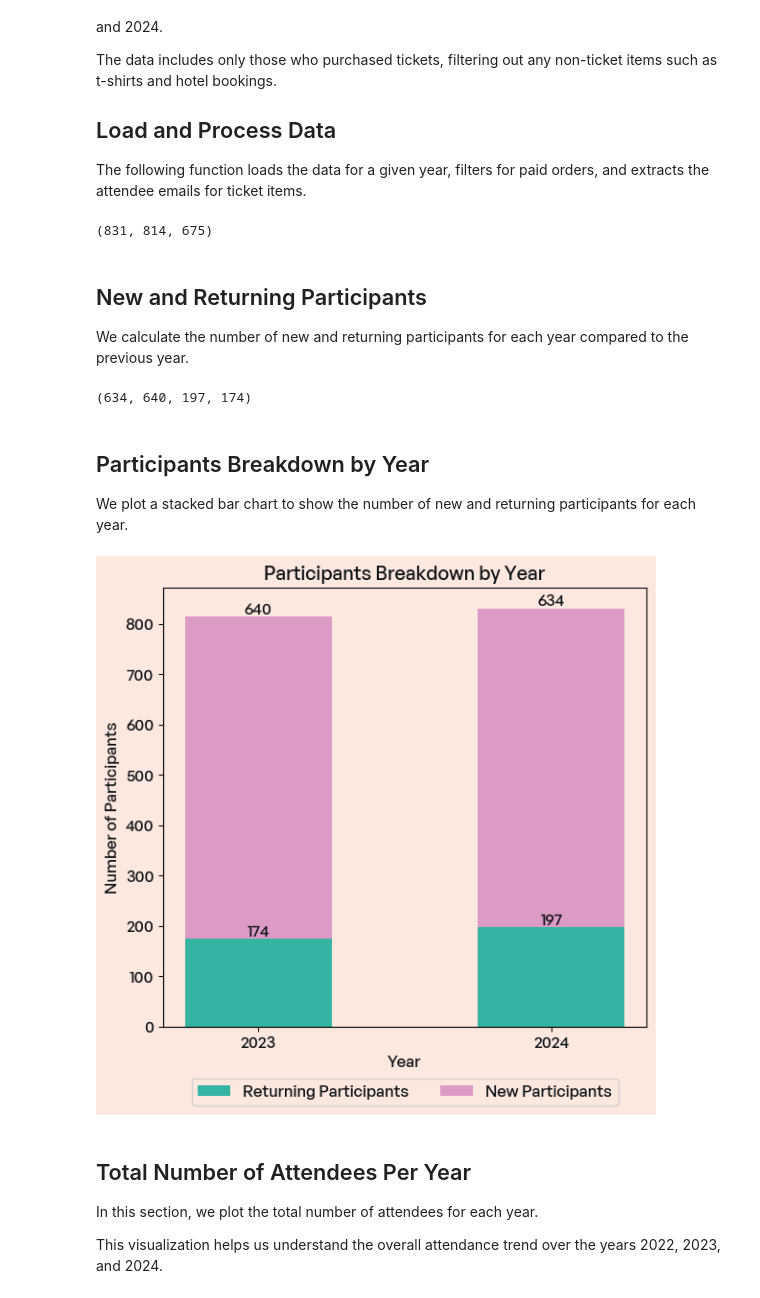
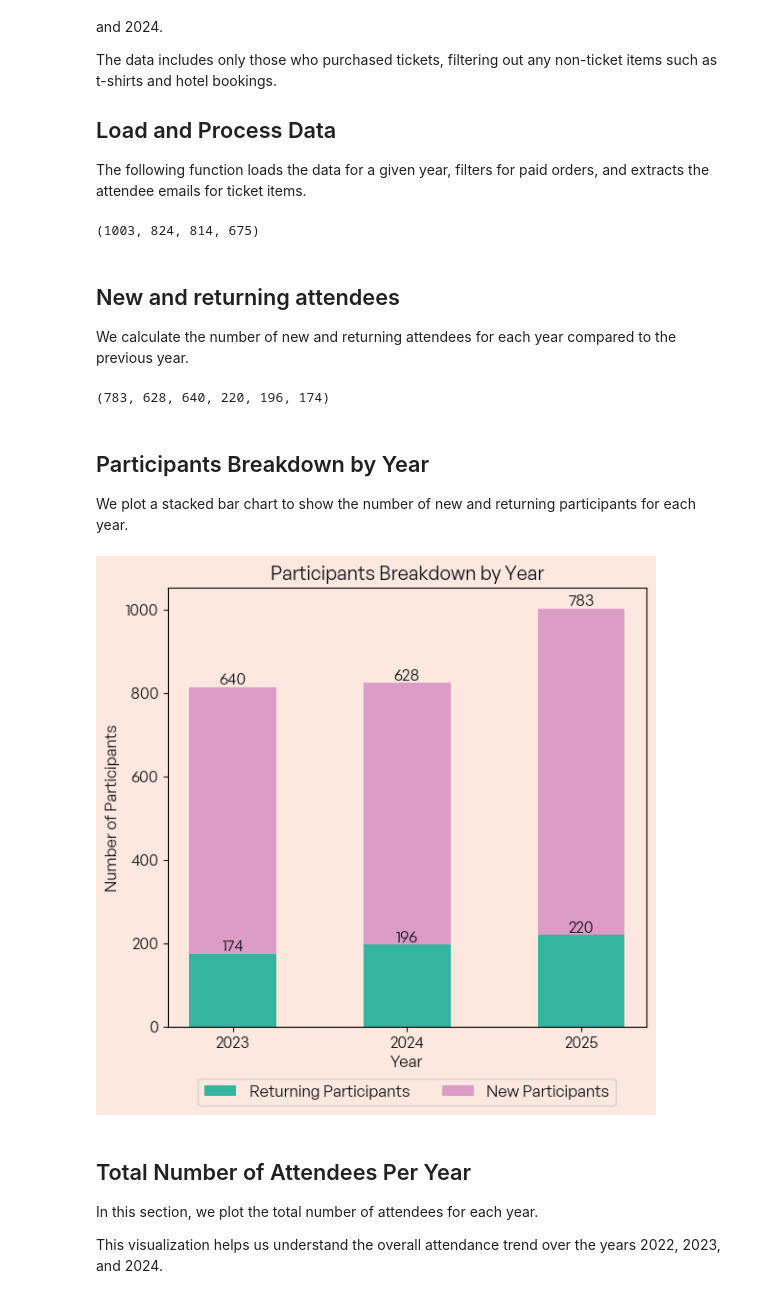
Before and after one commit to estyxx/pyconit-stats, a Jupyter notebook: Stats.ipynb, the cells around one changed output. Saved outputs shown, nothing was run; the diff lists cells and outputs as text; code cells hidden in the pictures.

```diff
--- a/Stats.ipynb
+++ b/Stats.ipynb
@@ -30,7 +30,7 @@ def load_data(year) -> list[str]:
     Load the JSON data for a given year, filter for paid orders,
     and extract the attendee emails for ticket items.
     """
-    data = json.loads(Path(f"./PyConIT {year} data.json").read_text())
+    data = json.loads(Path(f"./data/PyConIT {year} data.json").read_text())
     orders = [order for order in data["event"]["orders"] if order["status"] == "p"]
     ticket_ids = [item["id"] for item in data["event"]["items"] if "ticket" in item["name"].lower()]
     ticket_positions = [p for order in orders for p in order["positions"] if p["item"] in ticket_ids]
@@ -38,6 +38,7 @@ def load_data(year) -> list[str]:
     return [p["attendee_email"] for p in ticket_positions]
 # %%
 # Load the data for each year
+pycon_2025 = load_data(2025)
 pycon_2024 = load_data(2024)
 pycon_2023 = load_data(2023)
 pycon_2022 = load_data(2022)
@@ -45,21 +46,25 @@ pycon_2022 = load_data(2022)
 total_attendees_2022 = len(pycon_2022)
 total_attendees_2023 = len(pycon_2023)
 total_attendees_2024 = len(pycon_2024)
+total_attendees_2025 = len(pycon_2025)
 
-total_attendees_2024, total_attendees_2023, total_attendees_2022
+total_attendees_2025, total_attendees_2024, total_attendees_2023, total_attendees_2022
 # %% [output]
-(831, 814, 675)
+(1003, 824, 814, 675)
 # %% [markdown]
-## New and Returning Participants
+## New and returning attendees
 
-We calculate the number of new and returning participants for each year compared to the previous year.
+We calculate the number of new and returning attendees
+for each year compared to the previous year.
 # %%
 unique_2022 = set(pycon_2022)
 unique_2023 = set(pycon_2023)
 unique_2024 = set(pycon_2024)
+unique_2025 = set(pycon_2025)
 
 new_attendees_2023 = len(unique_2023 - unique_2022)
 new_attendees_2024 = len(unique_2024 - unique_2023)
+new_attendees_2025 = len(unique_2025 - unique_2024)
 
 # Returning attendees each year
 returning_attendees_2023 = (
@@ -68,67 +73,76 @@ returning_attendees_2023 = (
 returning_attendees_2024 = (
     total_attendees_2024 - new_attendees_2024
 )
+returning_attendees_2025 = (
+    total_attendees_2025 - new_attendees_2025
+)
 
-new_attendees_2024, new_attendees_2023, returning_attendees_2024, returning_attendees_2023
+new_attendees_2025, new_attendees_2024, new_attendees_2023, returning_attendees_2025, returning_attendees_2024, returning_attendees_2023
 # %% [output]
-(634, 640, 197, 174)
+(783, 628, 640, 220, 196, 174)
 # %% [markdown]
 ## Participants Breakdown by Year
 
 We plot a stacked bar chart to show the number of new and returning participants for each year.
 # %%
 # Data for the stacked bar chart
-years = ['2023', '2024']
-new_participants = [new_attendees_2023, new_attendees_2024]
-returning_participants = [returning_attendees_2023, returning_attendees_2024]
+years = ["2023", "2024", "2025"]
+new_participants = [new_attendees_2023, new_attendees_2024, new_attendees_2025]
+returning_participants = [returning_attendees_2023, returning_attendees_2024, returning_attendees_2025]
 
 bar_width = 0.5
 
 fig, ax = plt.subplots(figsize=(6, 6))
 
 p1 = ax.bar(
     years,
     returning_participants,
     bar_width,
     label="Returning Participants",
     color=GREEN,
 )
 p2 = ax.bar(
     years,
     new_participants,
     bar_width,
     bottom=returning_participants,
     label="New Participants",
     color=PINK,
 )
 
-ax.set_title('Participants Breakdown by Year')
-ax.set_xlabel('Year')
-ax.set_ylabel('Number of Participants')
-ax.legend(loc='upper center', bbox_to_anchor=(0.5, -0.1), ncol=2)
+ax.set_title("Participants Breakdown by Year")
+ax.set_xlabel("Year")
+ax.set_ylabel("Number of Participants")
+ax.legend(loc="upper center", bbox_to_anchor=(0.5, -0.1), ncol=2)
 
 # Adding bar labels
 for bar in p1:
     height = bar.get_height()
-    ax.annotate('{}'.format(height),
-                xy=(bar.get_x() + bar.get_width() / 2, height),
-                xytext=(0, 0),  # 3 points vertical offset
-                textcoords="offset points",
-                ha='center', va='bottom')
+    ax.annotate(
+        "{}".format(height),
+        xy=(bar.get_x() + bar.get_width() / 2, height),
+        xytext=(0, 0),  # 3 points vertical offset
+        textcoords="offset points",
+        ha="center",
+        va="bottom",
+    )
 
 for index, bar in enumerate(p2):
     height = bar.get_height() + returning_participants[index]
-    ax.annotate('{}'.format(bar.get_height()),
-                xy=(bar.get_x() + bar.get_width() / 2, height),
-                xytext=(0, 0),  # 3 points vertical offset
-                textcoords="offset points",
-                ha='center', va='bottom')
+    ax.annotate(
+        "{}".format(bar.get_height()),
+        xy=(bar.get_x() + bar.get_width() / 2, height),
+        xytext=(0, 0),  # 3 points vertical offset
+        textcoords="offset points",
+        ha="center",
+        va="bottom",
+    )
 
 fig.tight_layout()
-plt.savefig('plots/pycon_2024_partecipants_breakdown_by_year.png', bbox_inches='tight')
+plt.savefig("plots/pycon_2025_participants_breakdown_by_year.png", bbox_inches="tight")
 plt.show()
 # %% [output]
-[figure, old version]
+[figure, new version]
 # %% [markdown]
 ## Total Number of Attendees Per Year
 
```
Also changed, not shown: parts of 4 cells of this notebook, 17 other files.
